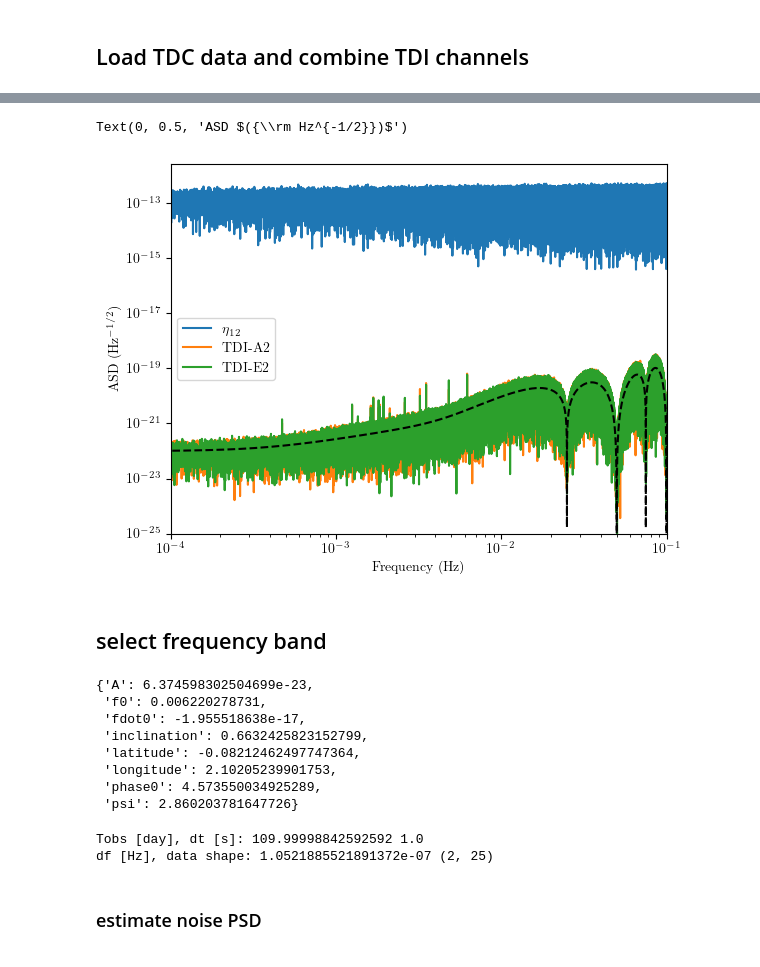
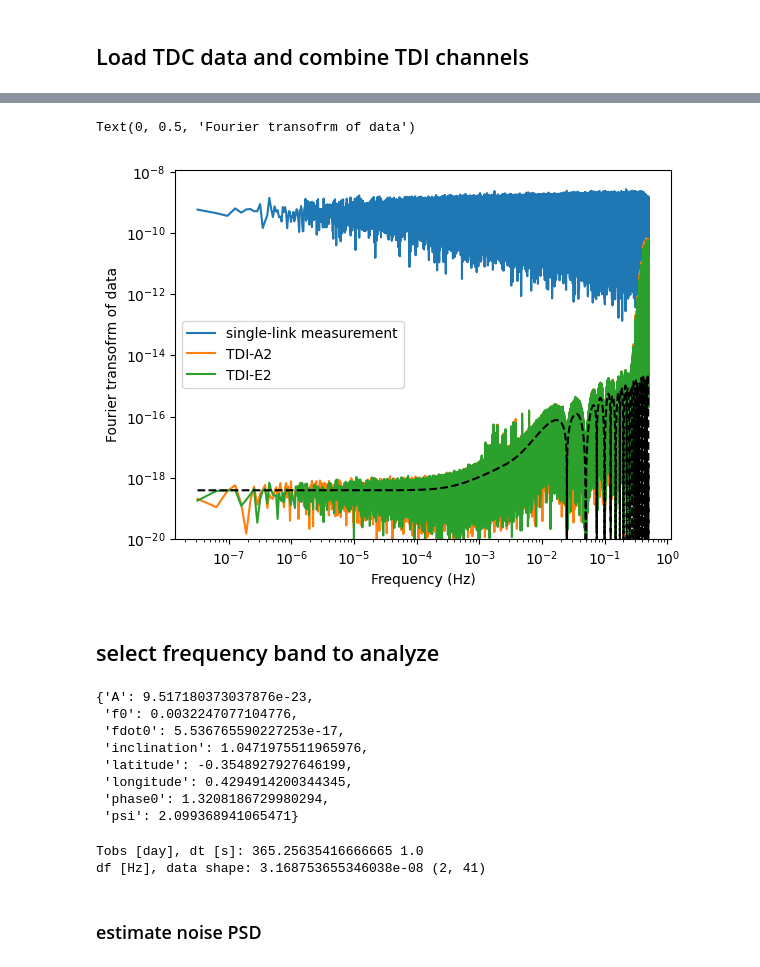
Before and after one commit to TriangleDataCenter/Triangle-GB, a Jupyter notebook: Examples/1_TDC_GBPE_VerificationSet.ipynb, the cells around one changed output, grey strips where cells are left out. Drawn from its saved outputs; the diff is of its cells as text; code cells hidden in the pictures.

```diff
--- a/Examples/1_TDC_GBPE_VerificationSet.ipynb
+++ b/Examples/1_TDC_GBPE_VerificationSet.ipynb
@@ -162,8 +165,0 @@ tdi data: dict_keys(['eta', 'dpl', 'X0', 'X1', 'X2', 'Y0', 'Y1', 'Y2', 'Z0', 'Z1
-# %%
-channel_names = ["A2", "E2"] # use AE only hereafter
-
-for channel_name in channel_names:
-    plt.plot(data_dict["time"][drop_points:-drop_points], tdi.measurements[channel_name][drop_points:-drop_points], label=channel_name)
-plt.xlabel("Time (s)")
-plt.ylabel("TDI")
-plt.legend(loc="upper left")
@@ -173,53 +194,59 @@ plt.legend(loc="upper left")
 # %%
-# the window parameters will also be used as global settings
+channel_names = ["A2", "E2"] # use AE only hereafter
+
 win_type = "tukey"
 win_alpha = 0.05
-win_factor = 1. # the amplitude correction factor of windowed FFT, already set in the FFT_window function.
 
-ff, xf = PSD_window(data_dict["eta"]["12"], fsample=fsample, nbin=1, window_type=win_type, window_args_dict=dict(alpha=win_alpha))
-plt.loglog(ff, np.sqrt(xf), label=r"$\eta_{12}$")
+# before tdi
+ff, xf = FFT_window(data_dict["eta"]["12"], fsample=fsample, window_type=win_type, window_args_dict=dict(alpha=win_alpha))
+plt.loglog(ff, np.abs(xf), label="single-link measurement")
 
+# after tdi
 for channel_name in channel_names:
-    ff, xf = PSD_window(tdi.measurements[channel_name], fsample=fsample, nbin=1, window_type=win_type, window_args_dict=dict(alpha=win_alpha))
-    plt.loglog(ff, np.sqrt(xf), label="TDI-"+channel_name)
+    ff, xf = FFT_window(tdi.measurements[channel_name], fsample=fsample, window_type=win_type, window_args_dict=dict(alpha=win_alpha))
+    plt.loglog(ff, np.abs(xf), label="TDI-"+channel_name)
+
+# Taiji noise requirement
 PSDfunc = TDIPSDs()
-plt.loglog(ff, np.sqrt(PSDfunc.PSD_A2(ff)), linestyle="--", color='k')
-plt.ylim(1e-25,)
-plt.xlim(1e-4, 0.1)
+plt.loglog(ff, np.sqrt(PSDfunc.PSD_A2(ff) * data_dict["time"][-1] / 2.), linestyle="--", color='k')
+
+plt.ylim(1e-20,)
+# plt.xlim(1e-4, 0.1)
+
 plt.legend(loc="center left")
 plt.xlabel("Frequency (Hz)")
-plt.ylabel("ASD "+r"$({\rm Hz^{-1/2}})$")
+plt.ylabel("Fourier transofrm of data")
 # %% [output]
-Text(0, 0.5, 'ASD $({\\rm Hz^{-1/2}})$')
+Text(0, 0.5, 'Fourier transofrm of data')
-[figure, old version]
+[figure, new version]
 # %% [markdown]
-## select frequency band
+## select frequency band to analyze
 # %%
-vgb_idx = 5 # select the 5th source as an example
+vgb_idx = 4 # select the 5th source as an example
 
 parameters = dict()
-for k, v in data_dict["parameters"].items():
+for k, v in vgb_parameters.items():
     parameters[k] = v[vgb_idx]
 
 central_frequency = parameters["f0"]
 
 parameters
 # %% [output]
-{'A': 6.374598302504699e-23,
- 'f0': 0.006220278731,
- 'fdot0': -1.955518638e-17,
- 'inclination': 0.6632425823152799,
- 'latitude': -0.08212462497747364,
- 'longitude': 2.10205239901753,
- 'phase0': 4.573550034925289,
- 'psi': 2.860203781647726}
+{'A': 9.517180373037876e-23,
+ 'f0': 0.0032247077104776,
+ 'fdot0': 5.536765590227253e-17,
+ 'inclination': 1.0471975511965976,
+ 'latitude': -0.3548927927646199,
+ 'longitude': 0.4294914200344345,
+ 'phase0': 1.3208186729980294,
+ 'psi': 2.099368941065471}
 # %%
 # set metadata
+dt = data_dict["time"][1] - data_dict["time"][0]
 Tobs = data_dict["time"][-1] - data_dict["time"][0]
-dt = data_dict["time"][1] - data_dict["time"][0]
 print('Tobs [day], dt [s]:', Tobs/DAY, dt)
 
-# load data and convert to frequency-domain data
+# fourier transform
 data_channels = []
 for i, k in enumerate(channel_names):
     ff, xff = FFT_window(
@@ -228,22 +255,21 @@ for i, k in enumerate(channel_names):
         window_type=win_type,
         window_args_dict=dict(alpha=win_alpha)
         )
-    data_channels.append(np.concatenate(([0.], xff)) / win_factor) # add a DC term to match the convension of xp.fft.rfft
+    data_channels.append(np.concatenate(([0.], xff))) # add a DC term to match the convension of xp.fft.rfft
 data_channels = xp.array(data_channels)
 data_frequency = xp.array(np.concatenate(([0.], ff)))
 
-# remove data outside the frequency bin
+# remove data outside the frequency bin defined by the frequency evolution of signal, we use a similar binning to Phys.Rev.D 110 (2024) 2, 024005
 fmin, fmax, fmin_pad, fmax_pad = GBToolkits.frequency_band(f0=central_frequency, Tobs=Tobs, single_side_pad_frac=0.5)
-# fmin, fmax, fmin_pad, fmax_pad = central_frequency - 1e-6, central_frequency + 1e-6, central_frequency - 2e-6, central_frequency + 2e-6
 cutinds = xp.where((data_frequency <= fmax_pad)&(data_frequency >= fmin_pad))[0]
-data_channels_cut = xp.array([data_channels[i][cutinds] for i in range(len(data_channels))])
+data_channels_cut = data_channels[:, cutinds]
 data_frequency_cut = data_frequency[cutinds]
 df = data_frequency_cut[1] - data_frequency_cut[0]
 
 print("df [Hz], data shape:", df, data_channels_cut.shape)
 # %% [output]
-Tobs [day], dt [s]: 109.99998842592592 1.0
-df [Hz], data shape: 1.0521885521891372e-07 (2, 25)
+Tobs [day], dt [s]: 365.25635416666665 1.0
+df [Hz], data shape: 3.168753655346038e-08 (2, 41)
 # %% [markdown]
 ### estimate noise PSD
 # %%
```
Also changed, not shown: parts of 20 cells of this notebook, 5 other files.
